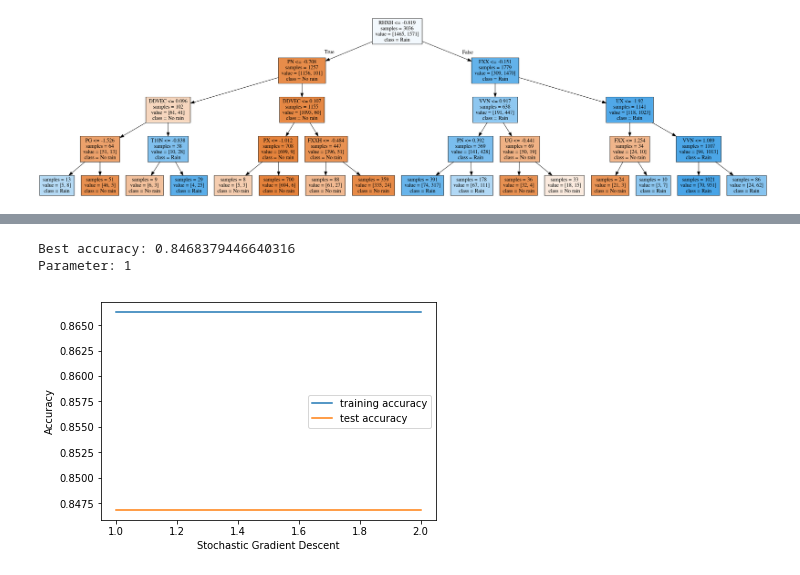
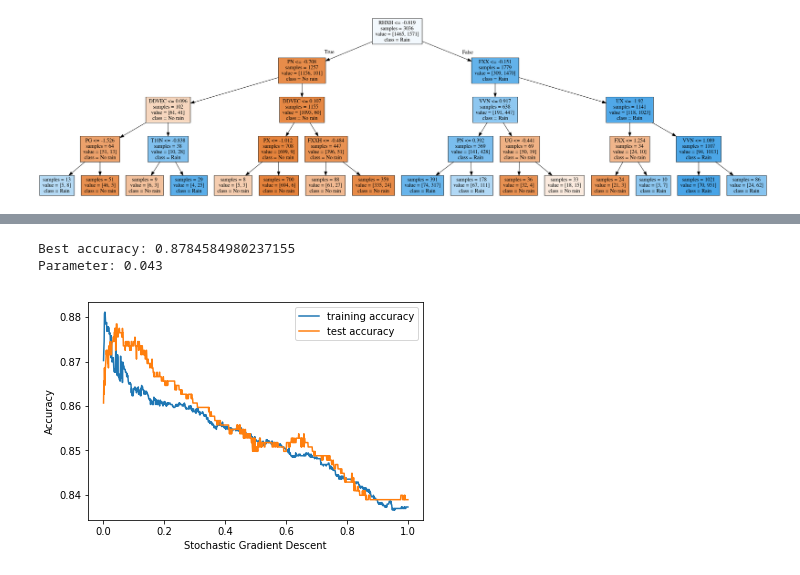
Before and after one commit to jeosadn/patrones, a Jupyter notebook: inv2/Inv-Corta-2.ipynb, the cells around one changed output, grey strips where cells are left out. Drawn from its saved outputs; the diff is of its cells as text; code cells hidden in the pictures.

```diff
--- a/inv2/Inv-Corta-2.ipynb
+++ b/inv2/Inv-Corta-2.ipynb
@@ -142,6 +164,7 @@ from sklearn.neighbors import KNeighborsClassifier
 
 kn_training_accuracy = []
 kn_test_accuracy = []
+kn_iter = []
 kn_range = range(1, 60)
 
 for i in kn_range:
@@ -149,6 +172,7 @@ for i in kn_range:
     kn.fit(X_train, y_train)
     kn_training_accuracy.append(kn.score(X_train, y_train))
     kn_test_accuracy.append(kn.score(X_test, y_test))
+    kn_iter.append(kn)
 
 plt.plot(kn_range, kn_training_accuracy, label="training accuracy")
 plt.plot(kn_range, kn_test_accuracy, label="test accuracy")
@@ -158,7 +182,7 @@ plt.legend()
 
 best_kn_accuracy = max(kn_test_accuracy)
 best_kn_index = kn_test_accuracy.index(best_kn_accuracy)
-best_kn = KNeighborsClassifier(n_neighbors=kn_range[best_kn_index]).fit(X_train, y_train)
-print("Best accuracy :" + str(best_kn_accuracy))
+best_kn = kn_iter[best_kn_index]
+print("Best accuracy: " + str(best_kn_accuracy))
 print("Parameter: " + str(kn_range[best_kn_index]))
 # %% [output]
@@ -176,13 +206,15 @@ from sklearn.linear_model import LogisticRegression
 
 lgr_training_accuracy = []
 lgr_test_accuracy = []
+lgr_iter = []
 lgr_range = [x/1000 for x in range(1, 200)]
 
 for i in lgr_range:
-    lgr = LogisticRegression(C=i, solver='liblinear')
+    lgr = LogisticRegression(C=i, solver='liblinear', random_state=0)
     lgr.fit(X_train, y_train)
     lgr_training_accuracy.append(lgr.score(X_train, y_train))
     lgr_test_accuracy.append(lgr.score(X_test, y_test))
+    lgr_iter.append(lgr)
 
 plt.plot(lgr_range, lgr_training_accuracy, label="training accuracy")
 plt.plot(lgr_range, lgr_test_accuracy, label="test accuracy")
@@ -192,7 +224,7 @@ plt.legend()
 
 best_lgr_accuracy = max(lgr_test_accuracy)
 best_lgr_index = lgr_test_accuracy.index(best_lgr_accuracy)
-best_lgr = LogisticRegression(C=lgr_range[best_lgr_index], solver='liblinear').fit(X_train, y_train)
+best_lgr = lgr_iter[best_lgr_index]
 print("Best accuracy: " + str(best_lgr_accuracy))
 print("Parameter: " + str(lgr_range[best_lgr_index]))
 # %% [output]
@@ -212,6 +244,7 @@ from sklearn.naive_bayes import GaussianNB
 
 nbg_training_accuracy = []
 nbg_test_accuracy = []
+nbg_iter = []
 nbg_range = [x/100 for x in range(0, 200)]
 
 for i in nbg_range:
@@ -219,6 +252,7 @@ for i in nbg_range:
     nbg.fit(X_train, y_train)
     nbg_training_accuracy.append(nbg.score(X_train, y_train))
     nbg_test_accuracy.append(nbg.score(X_test, y_test))
+    nbg_iter.append(nbg)
 
 plt.plot(nbg_range, nbg_training_accuracy, label="training accuracy")
 plt.plot(nbg_range, nbg_test_accuracy, label="test accuracy")
@@ -228,7 +262,7 @@ plt.legend()
 
 best_nbg_accuracy = max(nbg_test_accuracy)
 best_nbg_index = nbg_test_accuracy.index(best_nbg_accuracy)
-best_nbg = GaussianNB(var_smoothing=nbg_range[best_nbg_index]).fit(X_train, y_train)
+best_nbg = nbg_iter[best_nbg_index]
 print("Best accuracy: " + str(best_nbg_accuracy))
 print("Parameter: " + str(nbg_range[best_nbg_index]))
 # %% [output]
@@ -246,12 +280,15 @@ from sklearn.tree import DecisionTreeClassifier
 
 dtc_training_accuracy = []
 dtc_test_accuracy = []
-dtc_range = range(1,10)
+dtc_iter = []
+dtc_range = range(1,20)
+
 for i in dtc_range:
-    dtc = DecisionTreeClassifier(max_depth = i)
+    dtc = DecisionTreeClassifier(max_depth = i, random_state=0)
     dtc.fit(X_train, y_train)
     dtc_training_accuracy.append(dtc.score(X_train, y_train))
     dtc_test_accuracy.append(dtc.score(X_test, y_test))
+    dtc_iter.append(dtc)
 
 plt.plot(dtc_range, dtc_training_accuracy, label="training accuracy")
 plt.plot(dtc_range, dtc_test_accuracy, label="test accuracy")
@@ -261,7 +298,7 @@ plt.legend()
 
 best_dtc_accuracy = max(dtc_test_accuracy)
 best_dtc_index = dtc_test_accuracy.index(best_dtc_accuracy)
-best_dtc = DecisionTreeClassifier(max_depth=dtc_range[best_dtc_index]).fit(X_train, y_train)
+best_dtc = dtc_iter[best_dtc_index]
 print("Best accuracy: " + str(best_dtc_accuracy))
 print("Parameter: " + str(dtc_range[best_dtc_index]))
 # %% [output]
@@ -283,27 +322,30 @@ Image('dtc.png')
 # %%
 from sklearn.linear_model import SGDClassifier
 
 sgd_training_accuracy = []
 sgd_test_accuracy = []
-sgd_range = range(1,3)
+sgd_iter = []
+sgd_range = [x/1000 for x in range(1,1000)]
+
 for i in sgd_range:
-    sgd = SGDClassifier(random_state=0)
+    sgd = SGDClassifier(alpha=i, random_state=0)
     sgd.fit(X_train, y_train)
     sgd_training_accuracy.append(sgd.score(X_train, y_train))
     sgd_test_accuracy.append(sgd.score(X_test, y_test))
+    sgd_iter.append(sgd)
 
 plt.plot(sgd_range, sgd_training_accuracy, label="training accuracy")
 plt.plot(sgd_range, sgd_test_accuracy, label="test accuracy")
 plt.ylabel("Accuracy")
 plt.xlabel("Stochastic Gradient Descent")
 plt.legend()
 
 best_sgd_accuracy = max(sgd_test_accuracy)
 best_sgd_index = sgd_test_accuracy.index(best_sgd_accuracy)
-best_sgd = SGDClassifier(random_state=0).fit(X_train, y_train)
+best_sgd = sgd_iter[best_sgd_index]
 print("Best accuracy: " + str(best_sgd_accuracy))
 print("Parameter: " + str(sgd_range[best_sgd_index]))
 # %% [output]
-Best accuracy: 0.8468379446640316
-Parameter: 1
+Best accuracy: 0.8784584980237155
+Parameter: 0.043
-[figure, old version]
+[figure, new version]
```
Also changed, not shown: parts of 24 cells of this notebook.
